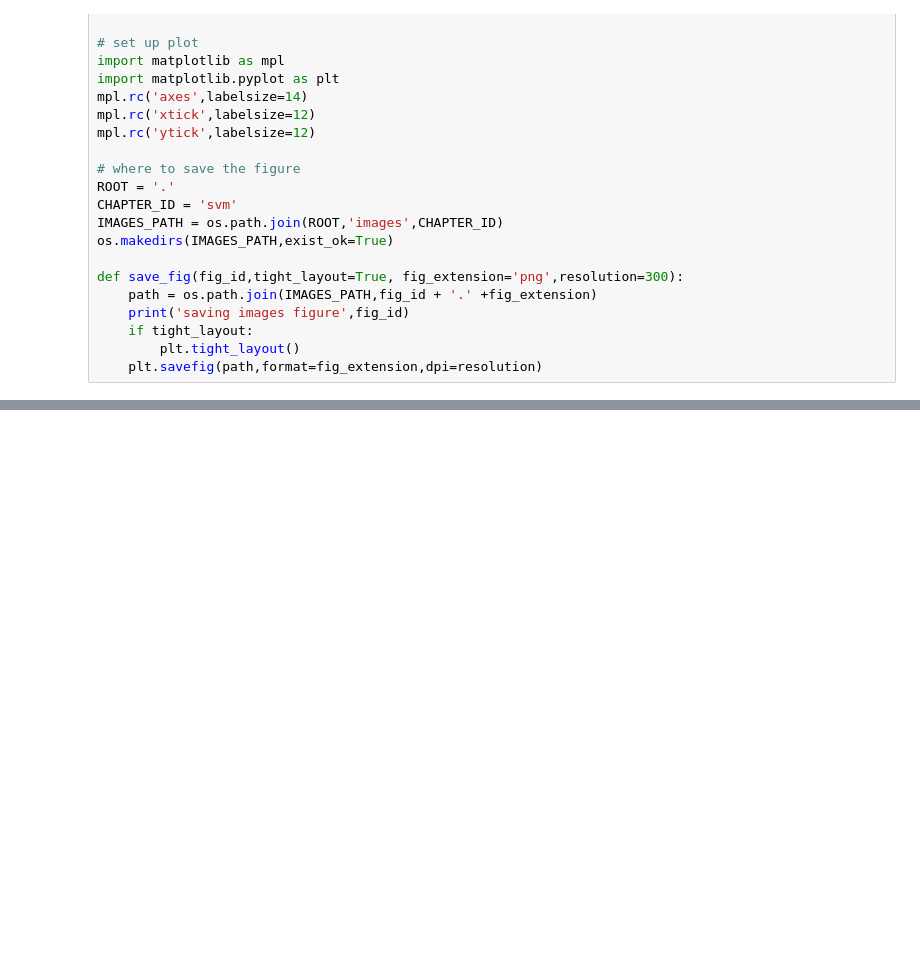
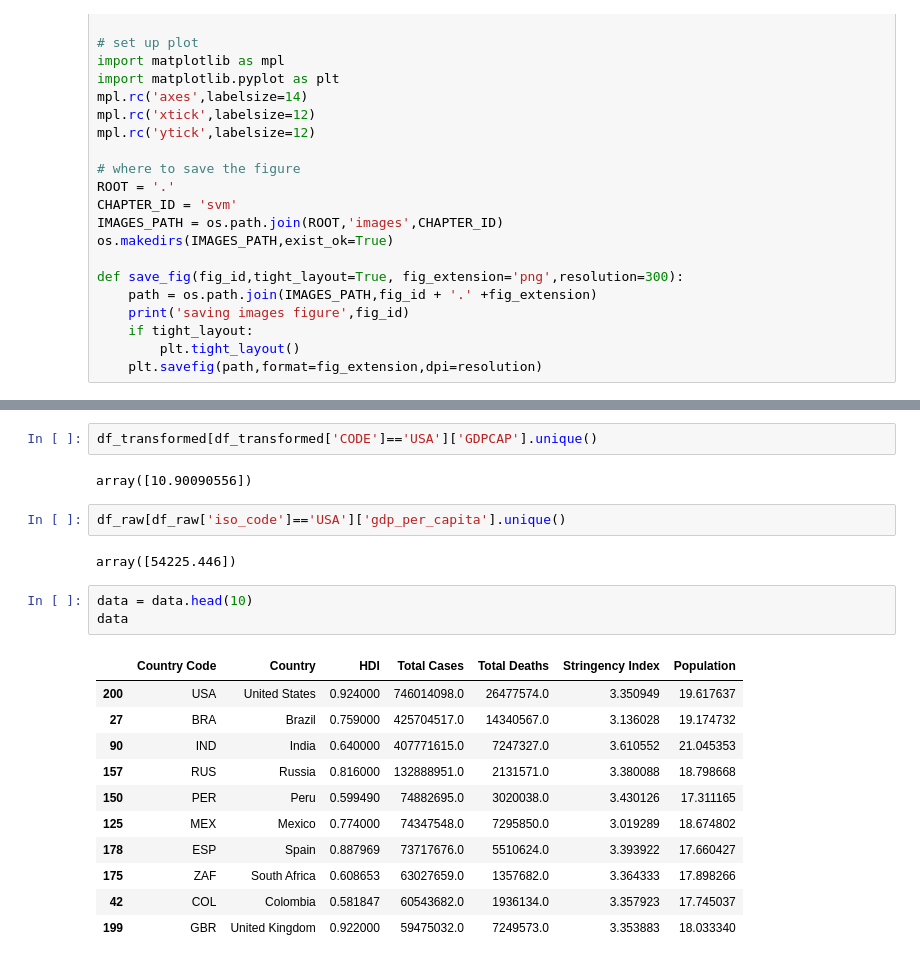
Before and after one commit to TeguhPermana666/Covid-19-Impacts, a Jupyter notebook: Analysis.ipynb, the cells around one changed output, grey strips where cells are left out. Saved outputs shown, nothing was run; the diff lists cells and outputs as text; blank space fills up the shorter version.

```diff
--- a/Analysis.ipynb
+++ b/Analysis.ipynb
@@ -72,0 +148,23 @@ df_transformed
+# %%
+df_transformed[df_transformed['CODE']=='USA']['GDPCAP'].unique()
+# %% [output]
+array([10.90090556])
+# %%
+df_raw[df_raw['iso_code']=='USA']['gdp_per_capita'].unique()
+# %% [output]
+array([54225.446])
+# %%
+data = data.head(10)
+data
+# %% [output]
+|  | Country Code | Country | HDI | Total Cases | Total Deaths | Stringency Index | Population |
+| 200 | USA | United States | 0.924000 | 746014098.0 | 26477574.0 | 3.350949 | 19.617637 |
+| 27 | BRA | Brazil | 0.759000 | 425704517.0 | 14340567.0 | 3.136028 | 19.174732 |
+| 90 | IND | India | 0.640000 | 407771615.0 | 7247327.0 | 3.610552 | 21.045353 |
+| 157 | RUS | Russia | 0.816000 | 132888951.0 | 2131571.0 | 3.380088 | 18.798668 |
+| 150 | PER | Peru | 0.599490 | 74882695.0 | 3020038.0 | 3.430126 | 17.311165 |
+| 125 | MEX | Mexico | 0.774000 | 74347548.0 | 7295850.0 | 3.019289 | 18.674802 |
+| 178 | ESP | Spain | 0.887969 | 73717676.0 | 5510624.0 | 3.393922 | 17.660427 |
+| 175 | ZAF | South Africa | 0.608653 | 63027659.0 | 1357682.0 | 3.364333 | 17.898266 |
+| 42 | COL | Colombia | 0.581847 | 60543682.0 | 1936134.0 | 3.357923 | 17.745037 |
+| 199 | GBR | United Kingdom | 0.922000 | 59475032.0 | 7249573.0 | 3.353883 | 18.033340 |
```
Also changed, not shown: parts of 15 cells of this notebook.
